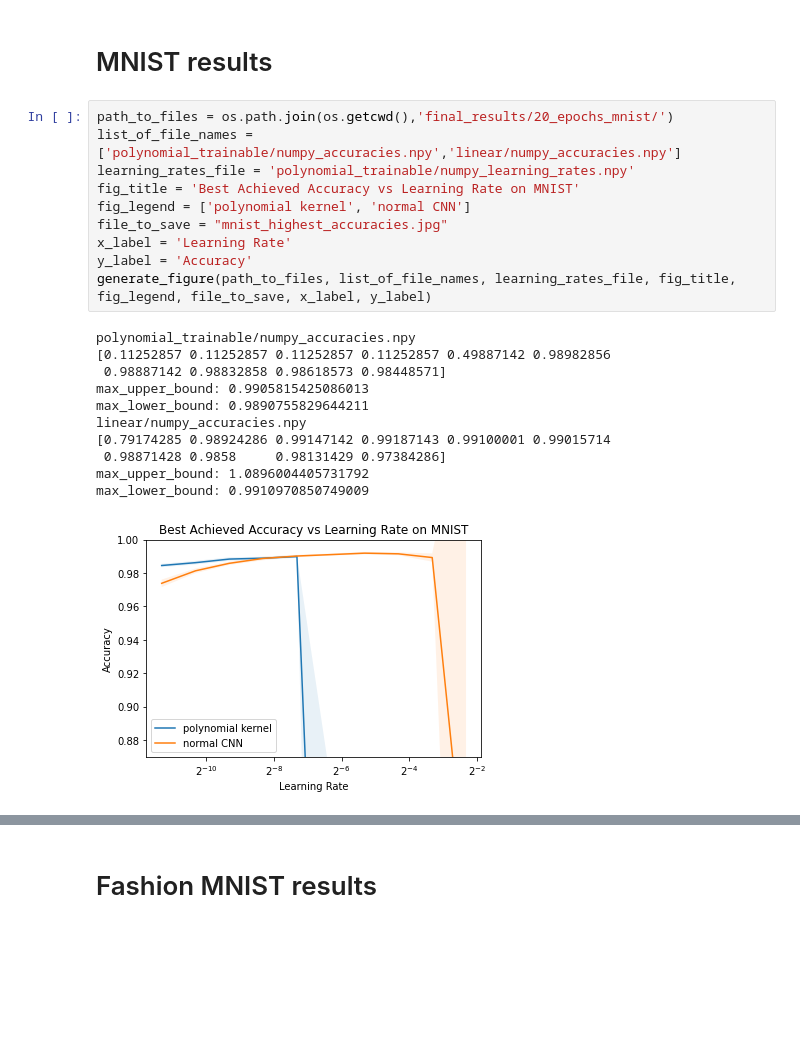
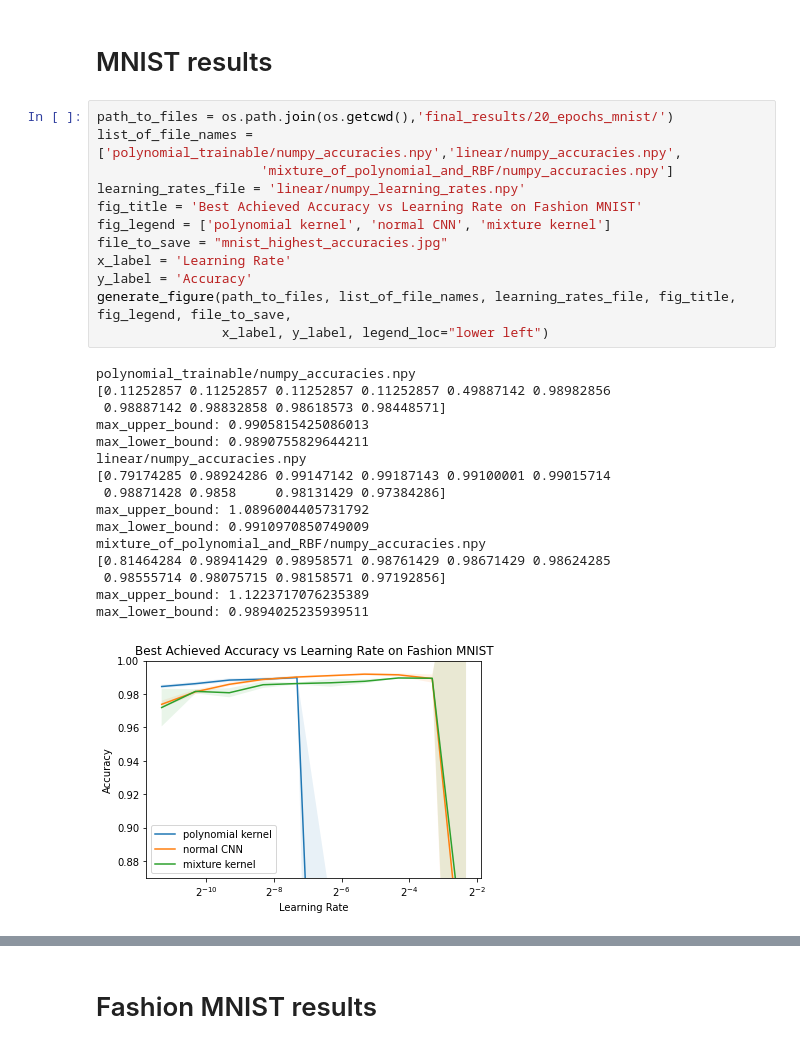
Before and after one commit to NickPerezCarletonUniversity/Kervolution, a Jupyter notebook: Create_Plots.ipynb, the cells around one changed output, grey strips where cells are left out. Cells and saved outputs as stored; diff of their text form; blank space fills up the shorter version.

Commit message:
results for mixture kernel

```diff
--- a/Create_Plots.ipynb
+++ b/Create_Plots.ipynb
@@ -151,26 +151,33 @@ def generate_figure(path_to_files, list_of_file_names, learning_rates_file, fig_
 # MNIST results
 # %%
 path_to_files = os.path.join(os.getcwd(),'final_results/20_epochs_mnist/')
-list_of_file_names = ['polynomial_trainable/numpy_accuracies.npy','linear/numpy_accuracies.npy']
-learning_rates_file = 'polynomial_trainable/numpy_learning_rates.npy'
-fig_title = 'Best Achieved Accuracy vs Learning Rate on MNIST'
-fig_legend = ['polynomial kernel', 'normal CNN']
+list_of_file_names = ['polynomial_trainable/numpy_accuracies.npy','linear/numpy_accuracies.npy',
+                     'mixture_of_polynomial_and_RBF/numpy_accuracies.npy']
+learning_rates_file = 'linear/numpy_learning_rates.npy'
+fig_title = 'Best Achieved Accuracy vs Learning Rate on Fashion MNIST'
+fig_legend = ['polynomial kernel', 'normal CNN', 'mixture kernel']
 file_to_save = "mnist_highest_accuracies.jpg"
 x_label = 'Learning Rate'
 y_label = 'Accuracy'
-generate_figure(path_to_files, list_of_file_names, learning_rates_file, fig_title, fig_legend, file_to_save, x_label, y_label)
+generate_figure(path_to_files, list_of_file_names, learning_rates_file, fig_title, fig_legend, file_to_save,
+                x_label, y_label, legend_loc="lower left")
 # %% [output]
 polynomial_trainable/numpy_accuracies.npy
 [0.11252857 0.11252857 0.11252857 0.11252857 0.49887142 0.98982856
  0.98887142 0.98832858 0.98618573 0.98448571]
 max_upper_bound: 0.9905815425086013
 max_lower_bound: 0.9890755829644211
 linear/numpy_accuracies.npy
 [0.79174285 0.98924286 0.99147142 0.99187143 0.99100001 0.99015714
  0.98871428 0.9858     0.98131429 0.97384286]
 max_upper_bound: 1.0896004405731792
 max_lower_bound: 0.9910970850749009
+mixture_of_polynomial_and_RBF/numpy_accuracies.npy
+[0.81464284 0.98941429 0.98958571 0.98761429 0.98671429 0.98624285
+ 0.98555714 0.98075715 0.98158571 0.97192856]
+max_upper_bound: 1.1223717076235389
+max_lower_bound: 0.9894025235939511
-[figure, old version]
+[figure, new version]
 # %%
 path_to_files = os.path.join(os.getcwd(),'final_results/20_epochs_mnist/')
 list_of_file_names = ['polynomial_trainable/numpy_target_convergence_97.npy',
```
Also changed, not shown: parts of 5 cells of this notebook, 57 other files.
